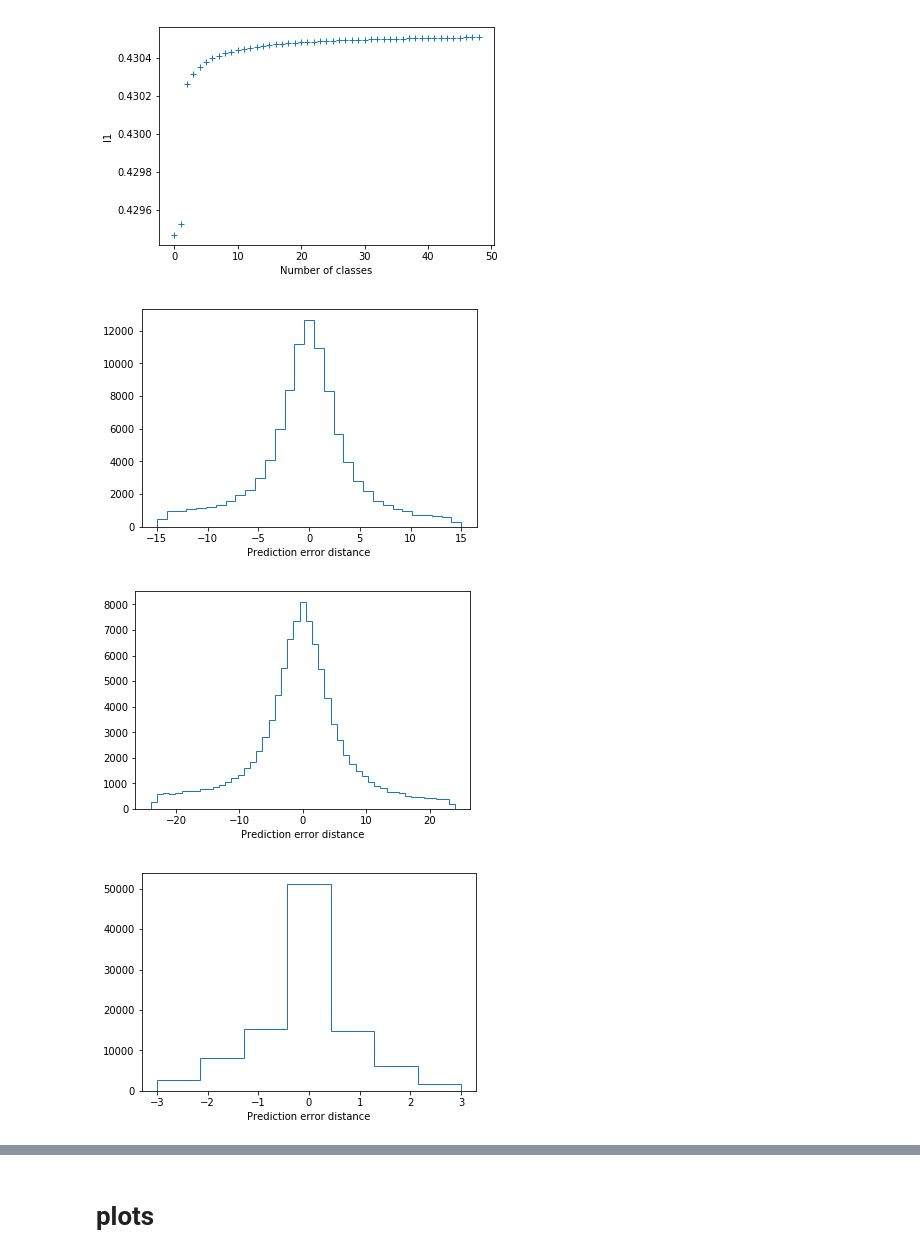
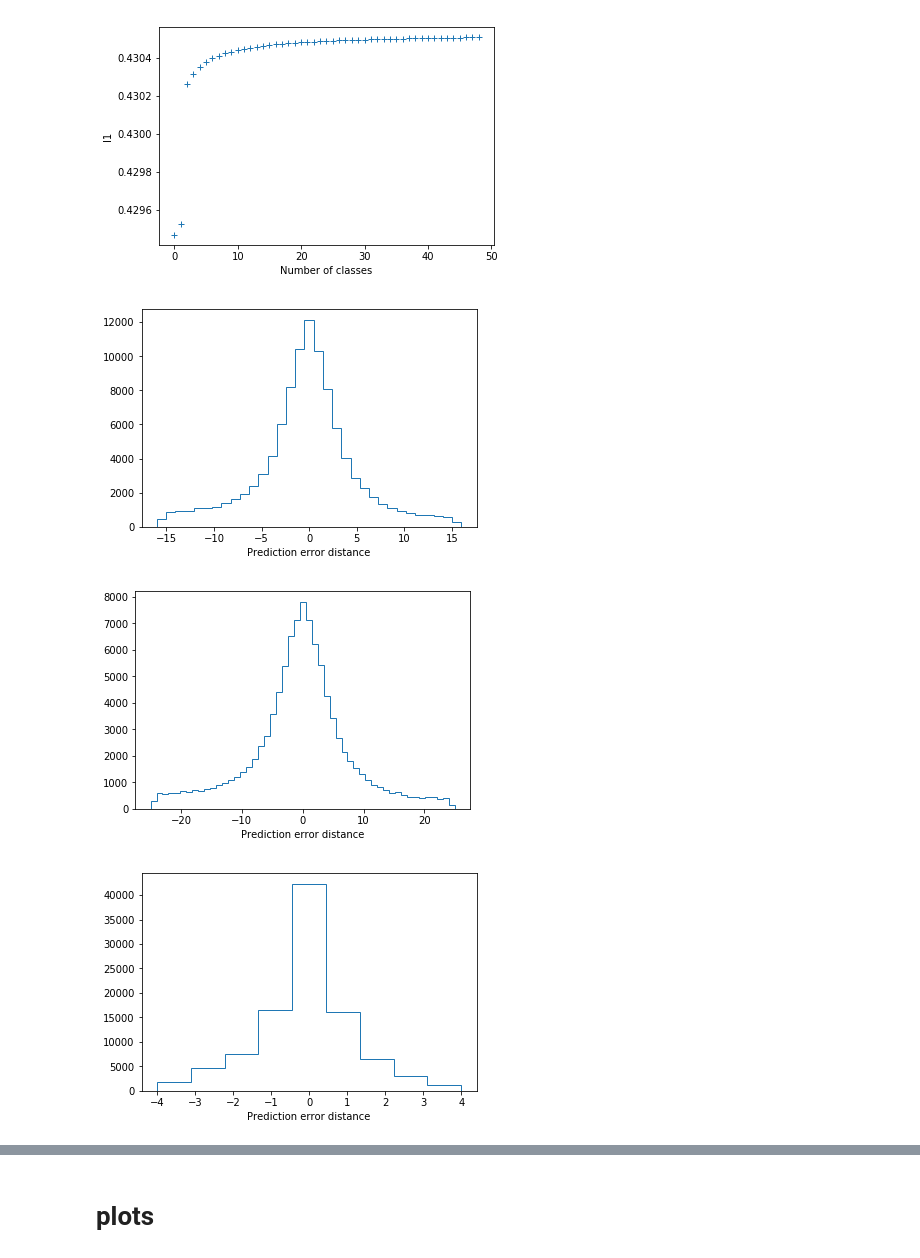
Before and after one commit to klasocha/HiggsCP, a Jupyter notebook: notebooks/Analyze_popts_regression.ipynb, the cells around one changed output, grey strips where cells are left out. Cells and saved outputs as stored; diff of their text form; code cells hidden in the pictures.

```diff
--- a/notebooks/Analyze_popts_regression.ipynb
+++ b/notebooks/Analyze_popts_regression.ipynb
@@ -98,18 +98,18 @@ Text(0,0.5,'l1')
 
     plt.xlabel('Prediction error distance')
 # %%
-i = 30
+i = 32
 plot_distr(i, calc_popts, pred_popts)
 # %% [output]
-[figure, old version]
+[figure, new version]
 # %%
-i = 48
+i = 50
 plot_distr(i, calc_popts, pred_popts)
 # %% [output]
-[figure, old version]
+[figure, new version]
 # %%
-i = 6
+i = 8
 plot_distr(i, calc_popts, pred_popts)
 # %% [output]
-[figure, old version]
+[figure, new version]
 # %%
```
Also changed, not shown: parts of 5 cells of this notebook, 1 other file.
